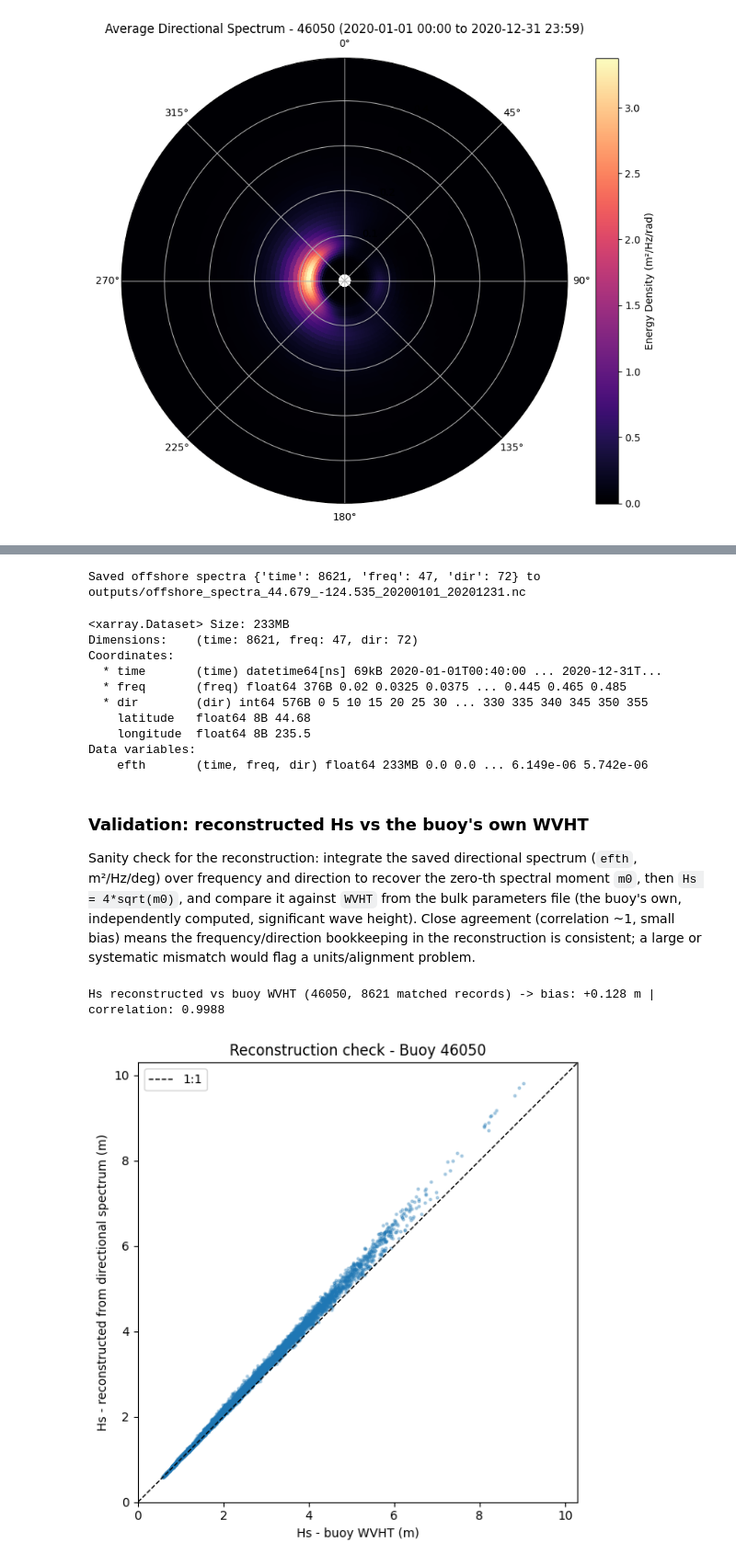
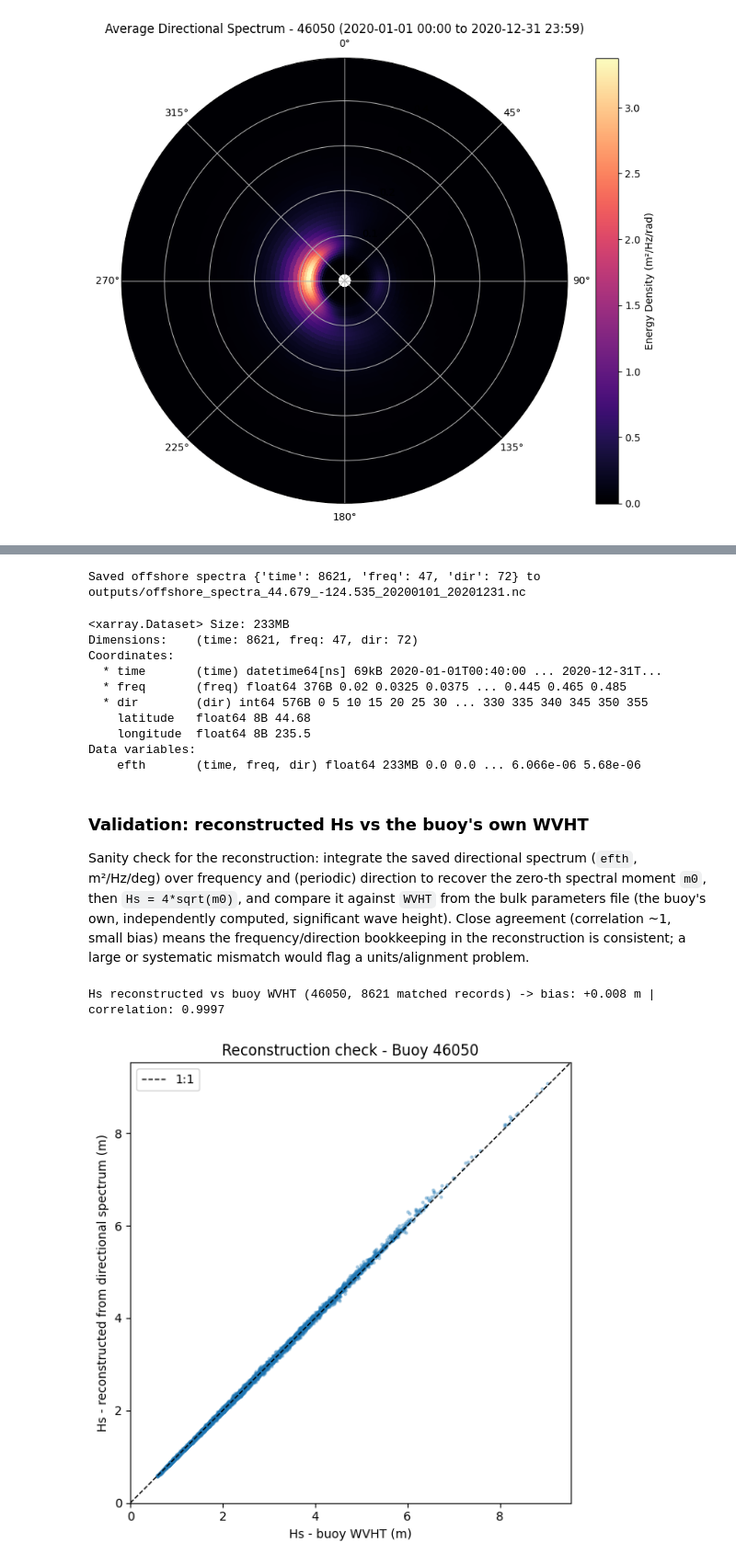
Before and after one commit to GeoOcean/BlueMath_Course_Corvallis, a Jupyter notebook: toolkit/data/NDBC_buoy_data.ipynb, the cells around one changed output, grey strips where cells are left out. Shown at 92% size. Drawn from its saved outputs; the diff is of its cells as text; code cells hidden in the pictures.

Commit message:
update NDBC

```diff
--- a/toolkit/data/NDBC_buoy_data.ipynb
+++ b/toolkit/data/NDBC_buoy_data.ipynb
@@ -295,12 +302,12 @@ Saved average directional spectrum to ./noaa_data/buoy_data/46050/figures/averag
 # The frequency and direction bins come from the downloaded NDBC data.
 
 import os
+import numpy as np
+import xarray as xr
 
-from utils.ndbc_data import (
-    build_directional_spectrum_dataset,
-    get_station_coords,
-    save_netcdf,
-)
+from utils.ndbc_data import align_directional_coefficients, build_directional_spectrum_dataset, integrate_dir_periodic
+from utils.ndbc_data import get_station_coords, save_netcdf
+
 
 buoy_lat, buoy_lon = get_station_coords(buoy_id)
 
@@ -337,12 +344,12 @@ Coordinates:
     latitude   float64 8B 44.68
     longitude  float64 8B 235.5
 Data variables:
-    efth       (time, freq, dir) float64 233MB 0.0 0.0 ... 6.149e-06 5.742e-06
+    efth       (time, freq, dir) float64 233MB 0.0 0.0 ... 6.066e-06 5.68e-06
 # %% [markdown]
 ### Validation: reconstructed Hs vs the buoy's own WVHT
 
 Sanity check for the reconstruction: integrate the saved directional spectrum
-(`efth`, m²/Hz/deg) over frequency and direction to recover the zero-th
+(`efth`, m²/Hz/deg) over frequency and (periodic) direction to recover the zero-th
 spectral moment `m0`, then `Hs = 4*sqrt(m0)`, and compare it against `WVHT`
 from the bulk parameters file (the buoy's own, independently computed,
 significant wave height). Close agreement (correlation ~1, small bias) means
@@ -353,7 +360,7 @@ import matplotlib.pyplot as plt
 import numpy as np
 import pandas as pd
 
-m0 = ds_out["efth"].integrate("freq").integrate("dir")
+m0 = integrate_dir_periodic(ds_out["efth"]).integrate("freq")
 hs_recon = 4 * np.sqrt(m0)
 
 def unique_hs_by_time(series, name):
@@ -371,35 +378,35 @@ def unique_hs_by_time(series, name):
     return grouped.first().rename(name)
 
 
 wvht = buoy_df.set_index("datetime")["WVHT"].replace(99.0, np.nan)
 wvht = unique_hs_by_time(wvht, "Hs_buoy_WVHT")
 hs_reconstructed = unique_hs_by_time(hs_recon.to_series(), "Hs_reconstructed")
 hs_check = pd.concat([hs_reconstructed, wvht], axis=1, join="inner").dropna()
 if hs_check.empty:
     raise ValueError("No valid Hs pairs at shared timestamps.")
 
 bias = (hs_check["Hs_reconstructed"] - hs_check["Hs_buoy_WVHT"]).mean()
 corr = hs_check["Hs_reconstructed"].corr(hs_check["Hs_buoy_WVHT"])
 print(
     f"Hs reconstructed vs buoy WVHT ({buoy_id}, {len(hs_check)} matched records) "
     f"-> bias: {bias:+.3f} m | correlation: {corr:.4f}"
 )
 
 fig, ax = plt.subplots(figsize=(6, 6))
 ax.scatter(hs_check["Hs_buoy_WVHT"], hs_check["Hs_reconstructed"], s=4, alpha=0.3)
 lims = [0, hs_check.to_numpy().max() * 1.05]
 ax.plot(lims, lims, "k--", linewidth=1, label="1:1")
 ax.set_xlim(lims)
 ax.set_ylim(lims)
 ax.set_aspect("equal")
 ax.set_xlabel("Hs - buoy WVHT (m)")
 ax.set_ylabel("Hs - reconstructed from directional spectrum (m)")
 ax.set_title(f"Reconstruction check - Buoy {buoy_id}")
 ax.legend()
 plt.tight_layout()
 # %% [output]
-Hs reconstructed vs buoy WVHT (46050, 8621 matched records) -> bias: +0.128 m | correlation: 0.9988
+Hs reconstructed vs buoy WVHT (46050, 8621 matched records) -> bias: +0.008 m | correlation: 0.9997
-[figure, old version]
+[figure, new version]
 # %%
 ds_out_raw = build_directional_spectrum_dataset(
     alpha1_df, alpha2_df, r1_df, r2_df, c11_df, buoy_lat, buoy_lon,
```
Also changed, not shown: parts of 3 cells of this notebook, 1 other file.
